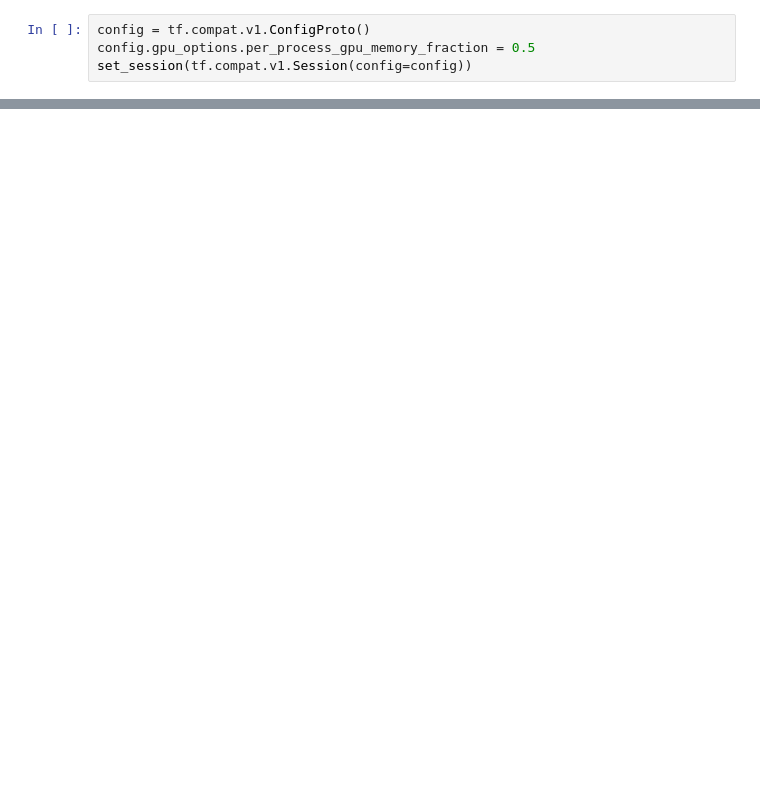
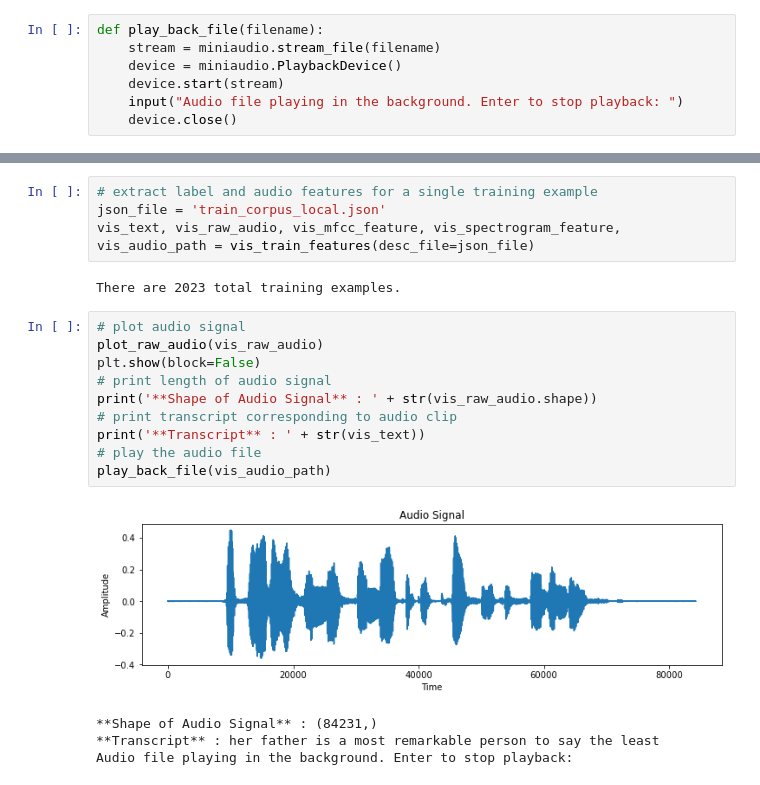
Before and after one commit to CarlosArocha/DNN_Speech_Recognizer, a Jupyter notebook: vui.ipynb, the cells around one changed output, grey strips where cells are left out. Cells and saved outputs as stored; diff of their text form; blank space fills up the shorter version.

```diff
--- a/vui.ipynb
+++ b/vui.ipynb
@@ -31,4 +52,7 @@ data_directory_valid = '/Volumes/OutSSD/DATA/NLP/LibriSpeech/test-clean'
 # %%
-config = tf.compat.v1.ConfigProto()
-config.gpu_options.per_process_gpu_memory_fraction = 0.5
-set_session(tf.compat.v1.Session(config=config))
+def play_back_file(filename):
+    stream = miniaudio.stream_file(filename)
+    device = miniaudio.PlaybackDevice()
+    device.start(stream)
+    input("Audio file playing in the background. Enter to stop playback: ")
+    device.close()
@@ -89,0 +131,21 @@ Epoch 1/5
+# %%
+# extract label and audio features for a single training example
+json_file = 'train_corpus_local.json'
+vis_text, vis_raw_audio, vis_mfcc_feature, vis_spectrogram_feature, vis_audio_path = vis_train_features(desc_file=json_file)
+# %% [output]
+There are 2023 total training examples.
+# %%
+# plot audio signal
+plot_raw_audio(vis_raw_audio)
+plt.show(block=False)
+# print length of audio signal
+print('**Shape of Audio Signal** : ' + str(vis_raw_audio.shape))
+# print transcript corresponding to audio clip
+print('**Transcript** : ' + str(vis_text))
+# play the audio file
+play_back_file(vis_audio_path)
+# %% [output]
+[figure, added]
+**Shape of Audio Signal** : (84231,)
+**Transcript** : her father is a most remarkable person to say the least
+Audio file playing in the background. Enter to stop playback:
```
Also changed, not shown: parts of 14 cells of this notebook, 7 other files.
